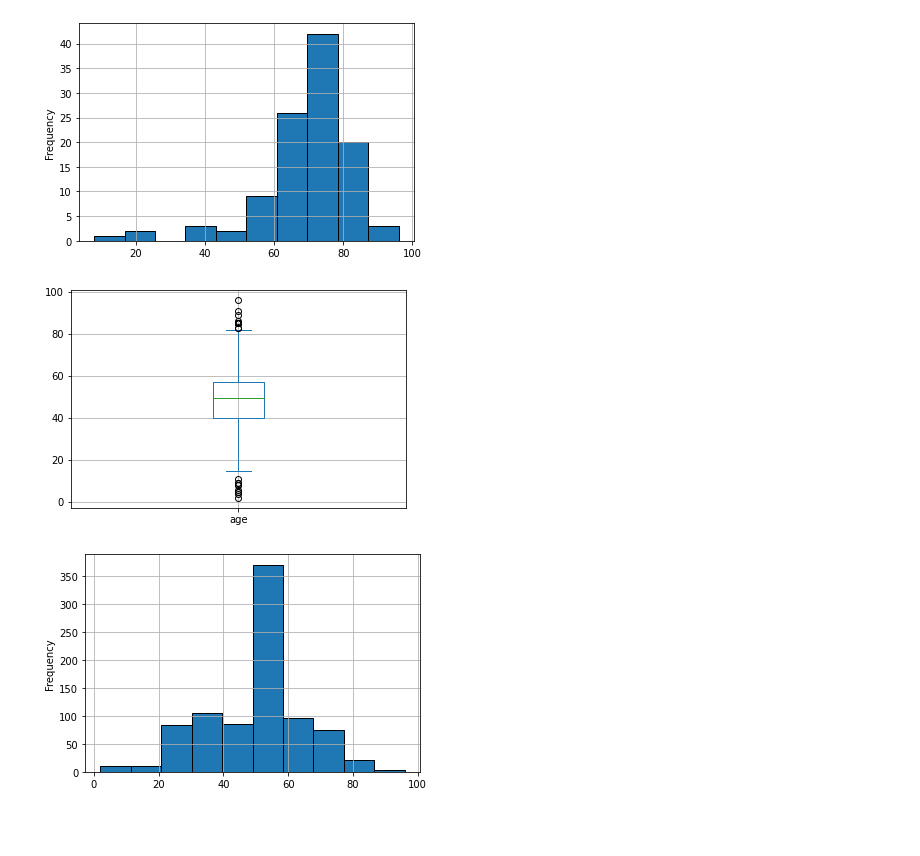
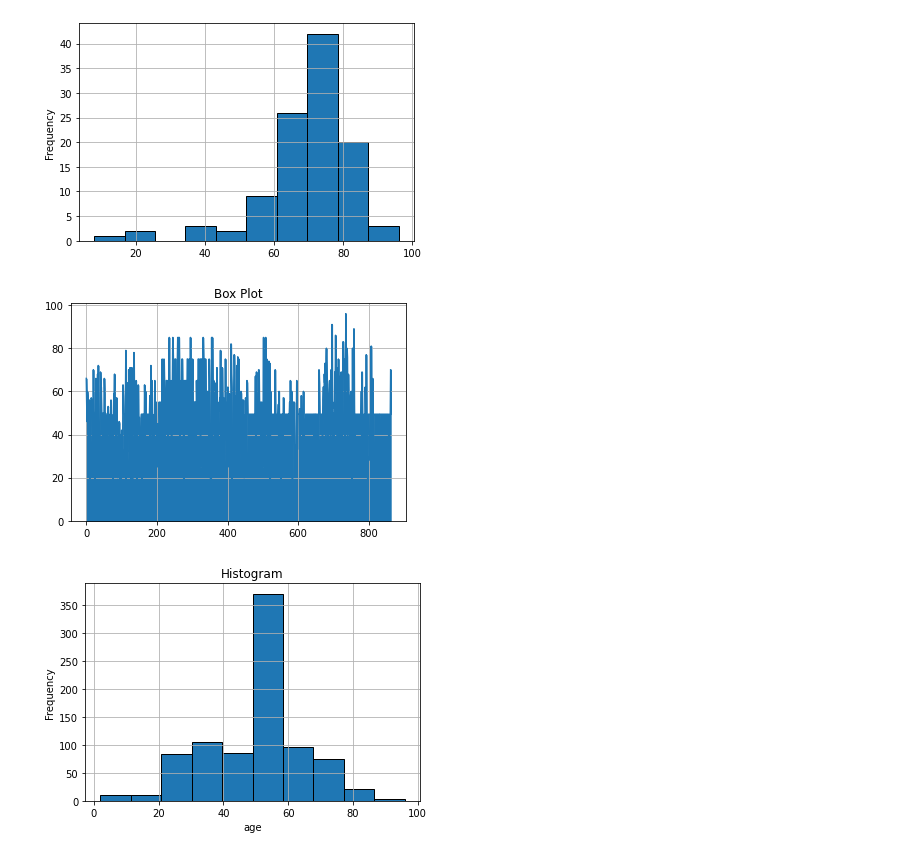
Before and after one commit to KAYounes/AIProject_Covid, a Jupyter notebook: code/Data Exploration.ipynb, the cells around one changed output. Cells and saved outputs as stored; diff of their text form; code cells hidden in the pictures; blank space fills up the shorter version.

Commit message:
improved plots, added some plots

```diff
--- a/code/Data Exploration.ipynb
+++ b/code/Data Exploration.ipynb
@@ -75,12 +85,15 @@ df[df['result'] == 1]['age'].plot(kind='hist', edgecolor='k', grid=True)
 <AxesSubplot:ylabel='Frequency'>
 [figure]
 # %%
-df['age'].plot(kind='box', grid=True);
+plt.title("Box Plot")
+df['age'].plot(kind='density', grid=True);
 plt.show()
+plt.title("Histogram")
 df['age'].plot(kind='hist', edgecolor = 'k', grid=True);
+plt.xlabel('age');
 # %% [output]
-[figure, old version]
+[figure, new version]
-[figure, old version]
+[figure, new version]
 # %%
 for i in range(1, 6):
     plt.title(f'Symptom {i}')
```
Also changed, not shown: parts of 11 cells of this notebook.
